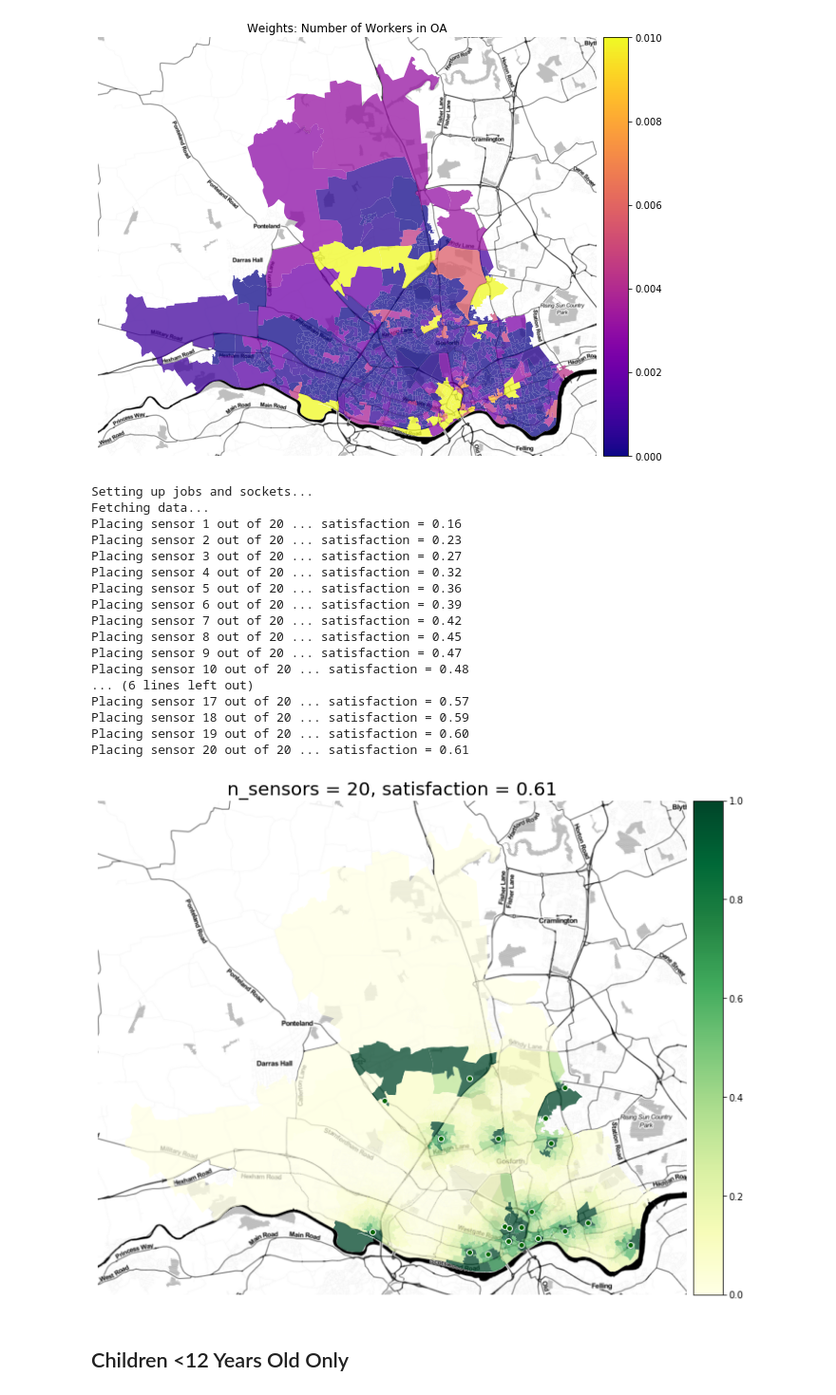
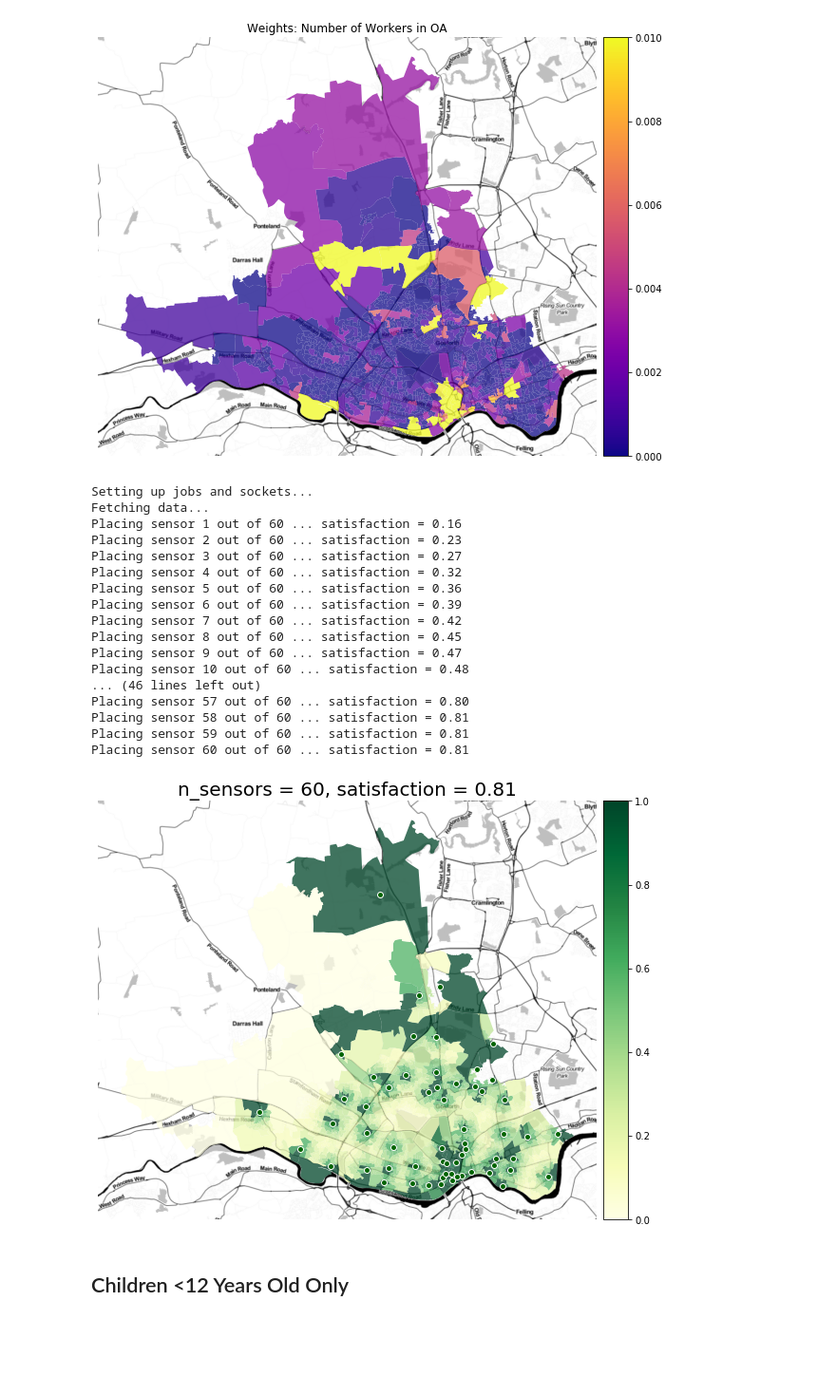
Before and after one commit to alan-turing-institute/spatial-inequality, a Jupyter notebook: notebooks/optimisation_with_weightings.ipynb, the cells around one changed output. Shown at 95% size. Saved outputs shown, nothing was run; the diff lists cells and outputs as text; code cells hidden in the pictures; blank space fills up the shorter version.

```diff
--- a/notebooks/optimisation_with_weightings.ipynb
+++ b/notebooks/optimisation_with_weightings.ipynb
@@ -10,10 +15,13 @@ import matplotlib.pyplot as plt
 # %%
-n_sensors = 20
+n_sensors = 60
 theta = 500
 
 # colour scale range
 vmin = 0
 vmax = 0.01
+
+# save (and overwrite) plots?
+save = False
 # %% [markdown]
 ## Total Population Only
 # %%
@@ -25,8 +33,14 @@ weights = calc_oa_weights(age_weights=age_weights,
                           population_weight=population_weight,
                           workplace_weight=workplace_weight)
 
+if save:
+    save_path = NB_DIR+"/../data/img/totalpop_weights.png"
+else:
+    save_path = None
+
 plot_oa_weights(weights, title="Weights: OA Total Residential Population",
-                vmin=vmin, vmax=vmax)
+                vmin=vmin, vmax=vmax,
+                save_path=save_path)
 # %% [output]
 [figure]
 # %%
@@ -36,7 +50,12 @@ result = optimise(n_sensors=n_sensors,
                   population_weight=population_weight,
                   workplace_weight=workplace_weight)
 
-plot_optimisation_result(result)
+if save:
+    save_path = NB_DIR+"/../data/img/totalpop_opt.png"
+else:
+    save_path = None
+
+plot_optimisation_result(result, save_path=save_path)
 # %% [output]
 Setting up jobs and sockets...
 Fetching data...
@@ -61,7 +80,7 @@ Placing sensor 20 out of 20 ... satisfaction = 0.34
 
 NB: Does using population weighted centroid make sense for workplace? Only alternative is to use OA (non-weighted) centroid. More complex for optimisation to use different locations for each one.
 # %%
-age_weights = 1
+age_weights = 0
 population_weight = 0
 workplace_weight = 1
 
@@ -69,37 +88,49 @@ weights = calc_oa_weights(age_weights=age_weights,
                           population_weight=population_weight,
                           workplace_weight=workplace_weight)
 
+if save:
+    save_path = NB_DIR+"/../data/img/workplace_weights.png"
+else:
+    save_path = None
+
 plot_oa_weights(weights, title="Weights: Number of Workers in OA",
-                vmin=vmin, vmax=vmax)
+                vmin=vmin, vmax=vmax,
+                save_path=save_path)
 # %% [output]
 [figure]
 # %%
 result = optimise(n_sensors=n_sensors,
                   theta=theta,
                   age_weights=age_weights,
                   population_weight=population_weight,
                   workplace_weight=workplace_weight)
 
-plot_optimisation_result(result)
+if save:
+    save_path = NB_DIR+"/../data/img/workplace_opt.png"
+else:
+    save_path = None
+
+plot_optimisation_result(result,
+                         save_path=save_path)
 # %% [output]
 Setting up jobs and sockets...
 Fetching data...
-Placing sensor 1 out of 20 ... satisfaction = 0.16
-Placing sensor 2 out of 20 ... satisfaction = 0.23
-Placing sensor 3 out of 20 ... satisfaction = 0.27
-Placing sensor 4 out of 20 ... satisfaction = 0.32
-Placing sensor 5 out of 20 ... satisfaction = 0.36
-Placing sensor 6 out of 20 ... satisfaction = 0.39
-Placing sensor 7 out of 20 ... satisfaction = 0.42
-Placing sensor 8 out of 20 ... satisfaction = 0.45
-Placing sensor 9 out of 20 ... satisfaction = 0.47
-Placing sensor 10 out of 20 ... satisfaction = 0.48
-... (6 lines left out)
-Placing sensor 17 out of 20 ... satisfaction = 0.57
-Placing sensor 18 out of 20 ... satisfaction = 0.59
-Placing sensor 19 out of 20 ... satisfaction = 0.60
-Placing sensor 20 out of 20 ... satisfaction = 0.61
+Placing sensor 1 out of 60 ... satisfaction = 0.16
+Placing sensor 2 out of 60 ... satisfaction = 0.23
+Placing sensor 3 out of 60 ... satisfaction = 0.27
+Placing sensor 4 out of 60 ... satisfaction = 0.32
+Placing sensor 5 out of 60 ... satisfaction = 0.36
+Placing sensor 6 out of 60 ... satisfaction = 0.39
+Placing sensor 7 out of 60 ... satisfaction = 0.42
+Placing sensor 8 out of 60 ... satisfaction = 0.45
+Placing sensor 9 out of 60 ... satisfaction = 0.47
+Placing sensor 10 out of 60 ... satisfaction = 0.48
+... (46 lines left out)
+Placing sensor 57 out of 60 ... satisfaction = 0.80
+Placing sensor 58 out of 60 ... satisfaction = 0.81
+Placing sensor 59 out of 60 ... satisfaction = 0.81
+Placing sensor 60 out of 60 ... satisfaction = 0.81
-[figure, old version]
+[figure, new version]
 # %% [markdown]
 ## Children <12 Years Old Only
 # %%
```
Also changed, not shown: parts of 12 cells of this notebook, 1 other file.
